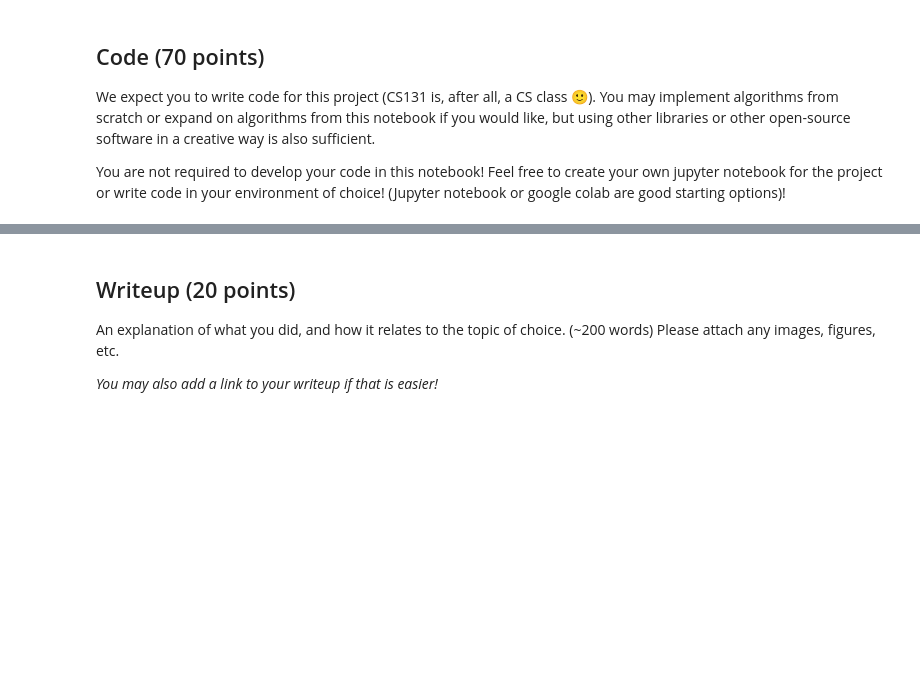
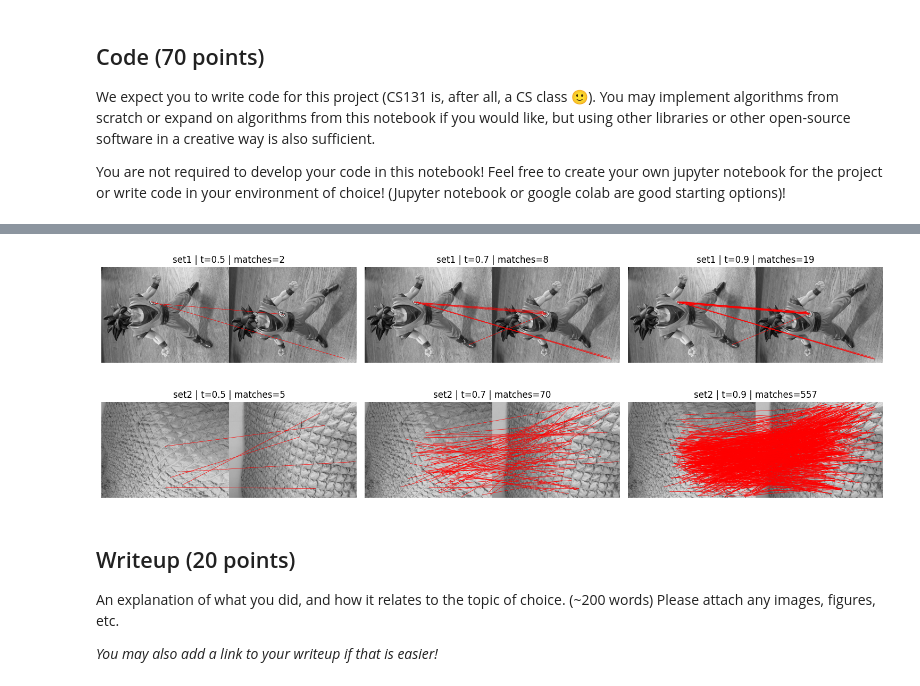
Before and after one commit to aarav06-bit/CS131_release, a Jupyter notebook: spring_2026/project2_release/option_B/project2b_exploration.ipynb, the cells around one changed output, grey strips where cells are left out. Cells and saved outputs as stored; diff of their text form; code cells hidden in the pictures; blank space fills up the shorter version.

```diff
--- a/spring_2026/project2_release/option_B/project2b_exploration.ipynb
+++ b/spring_2026/project2_release/option_B/project2b_exploration.ipynb
@@ -139,3 +196,62 @@ error: OpenCV(4.13.0) /io/opencv/modules/calib3d/src/stereosgbm.cpp:511: error:
+# %%
+import numpy as np
+import matplotlib.pyplot as plt
+from skimage import io, color
+from skimage.feature import corner_peaks
+
+def run_matching_experiment(img1, img2, thresholds=[0.5, 0.7, 0.9]):
+
+    if len(img1.shape) == 3:
+        img1 = color.rgb2gray(img1)
+    if len(img2.shape) == 3:
+        img2 = color.rgb2gray(img2)
+
+    kpts1 = corner_peaks(harris_corners(img1), threshold_rel=0.05, exclude_border=8)
+    kpts2 = corner_peaks(harris_corners(img2), threshold_rel=0.05, exclude_border=8)
+
+    desc1 = describe_keypoints(img1, kpts1, desc_func=simple_descriptor, patch_size=5)
+    desc2 = describe_keypoints(img2, kpts2, desc_func=simple_descriptor, patch_size=5)
+
+    results = []
+
+    for t in thresholds:
+        matches = match_descriptors(desc1, desc2, threshold=t)
+        results.append((t, matches, kpts1, kpts2))
+
+    return img1, img2, results
+
+
+def visualize_results(img1, img2, results, name="set"):
+
+    plt.figure(figsize=(15, 5))
+
+    for i, (t, matches, kpts1, kpts2) in enumerate(results):
+        plt.subplot(1, 3, i+1)
+        plot_matches(img1, img2, kpts1, kpts2, matches)
+        plt.title(f"{name} | t={t} | matches={len(matches)}")
+        plt.axis('off')
+
+    plt.tight_layout()
+    plt.savefig(f"{name}.png")
+    plt.show()
+
+
+image_sets = [
+    ("goku1.jpg", "goku2.jpg"),
+    ("blanket1.jpg", "blanket2.jpg"),
+]
+
+
+for i, (p1, p2) in enumerate(image_sets):
+    img1 = io.imread(p1)
+    img2 = io.imread(p2)
+
+    img1, img2, results = run_matching_experiment(img1, img2)
+
+    visualize_results(img1, img2, results, name=f"set{i+1}")
+# %% [output]
+[figure, added]
+[figure, added]
 # %% [markdown]
 ## Writeup (20 points)
 
```
Also changed, not shown: parts of 4 cells of this notebook.
